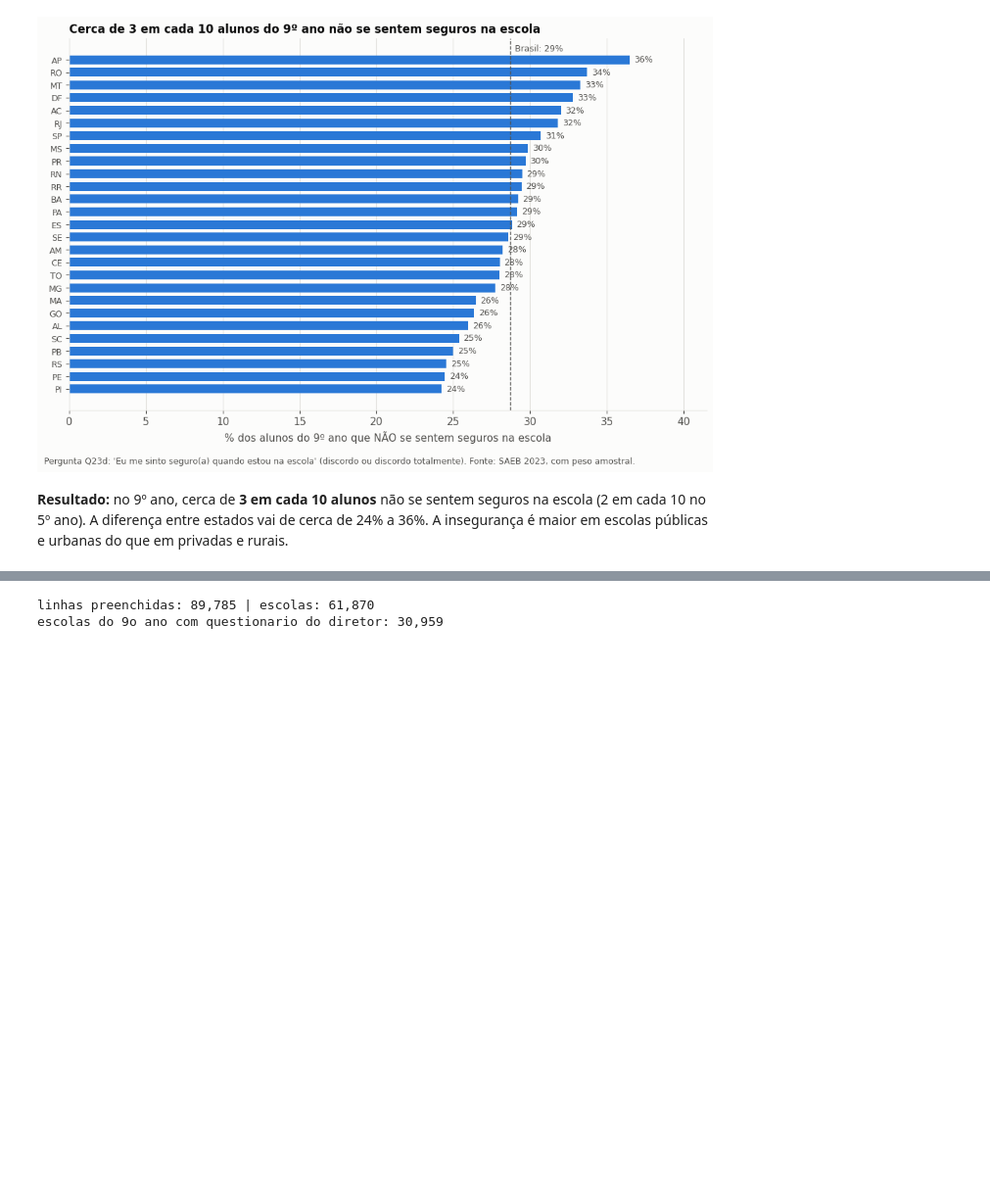
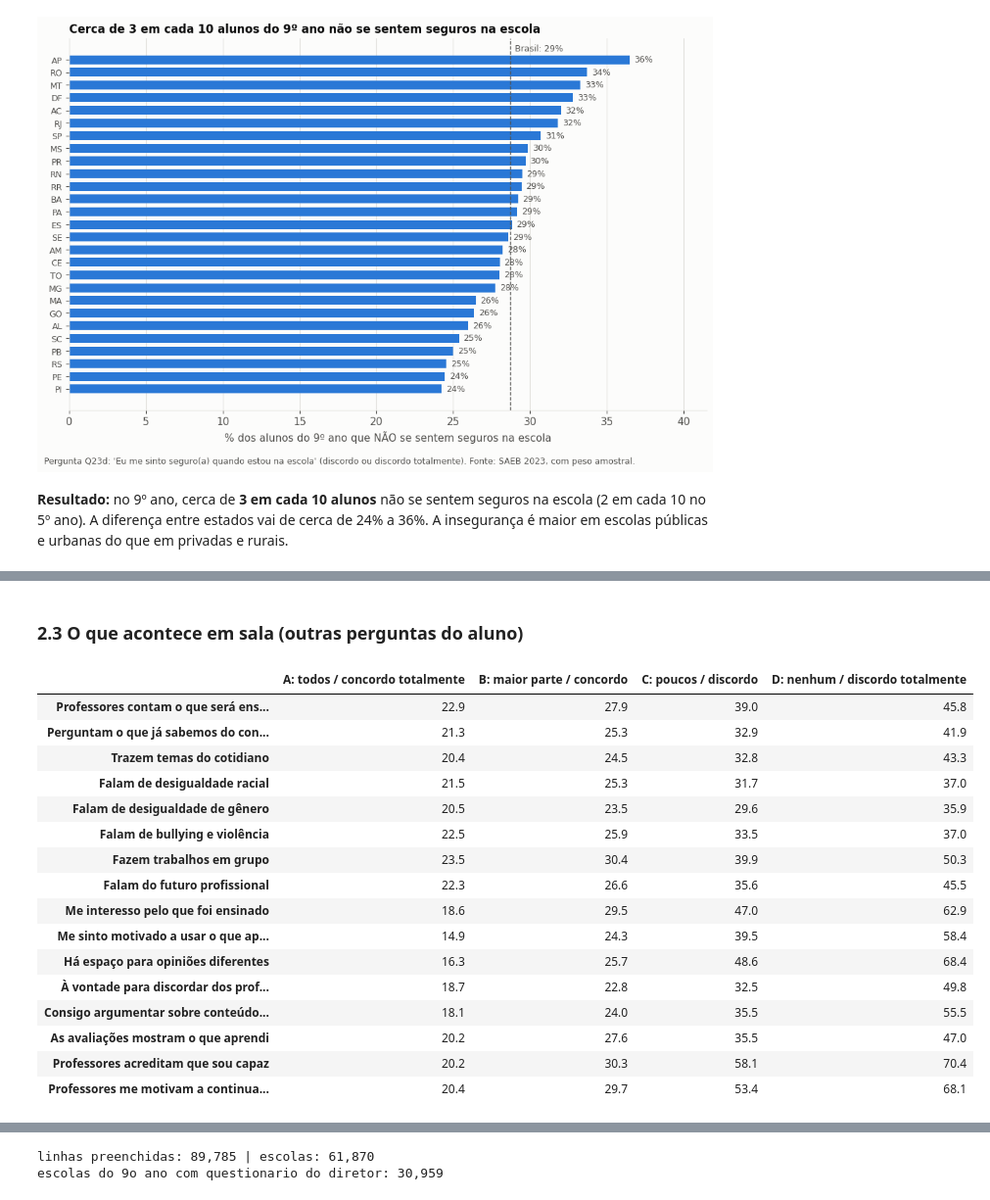
Before and after one commit to ArthurRicarte/cd_projeto_u2, a Jupyter notebook: seguranca_escola.ipynb, the cells around one changed output, grey strips where cells are left out. Shown at 98% size. Drawn from its saved outputs; the diff is of its cells as text; code cells hidden in the pictures; blank space fills up the shorter version.

```diff
--- a/seguranca_escola.ipynb
+++ b/seguranca_escola.ipynb
@@ -125,0 +161,27 @@ fig.tight_layout(); fig.savefig("resultados_seguranca/fig1_inseguros_por_estado.
+# %%
+escolas_censo = pd.read_csv("tabelas_csv/TS_ESCOLA.csv", sep=";", encoding="latin1", usecols=["ID_ESCOLA", "NU_MATRICULADOS_CENSO_9EF"])
+FAIXAS = ["até 30", "31 a 60", "61 a 120", "121 a 240", "mais de 240"]
+escolas_censo["tamanho"] = pd.cut(escolas_censo.NU_MATRICULADOS_CENSO_9EF, [0, 30, 60, 120, 240, 1e6], labels=FAIXAS).astype(str)
+a9 = a9.merge(escolas_censo[["ID_ESCOLA", "tamanho"]], on="ID_ESCOLA", how="left")
+
+VARIAVEIS = {
+    "Região": ("ID_REGIAO", {1: "Norte", 2: "Nordeste", 3: "Sudeste", 4: "Sul", 5: "Centro-Oeste"}),
+    "Rede": ("IN_PUBLICA", {1: "pública", 0: "privada"}),
+    "Localização": ("ID_LOCALIZACAO", {1: "urbana", 2: "rural"}),
+    "Capital ou interior": ("ID_AREA", {1: "capital", 2: "interior"}),
+    "Tamanho (matriculados no 9º ano)": ("tamanho", {f: f for f in FAIXAS}),
+    "Tempo até a escola": ("TX_RESP_Q14", {"A": "menos de 30 min", "B": "30 min a 1 hora", "C": "mais de 1 hora"}),
+    "Como chega à escola": ("TX_RESP_Q16", {"A": "a pé", "B": "bicicleta", "C": "van/kombi", "D": "ônibus", "E": "metrô/trem",
+                                            "F": "carro", "G": "barco", "H": "moto", "I": "outro"}),
+    "Já foi reprovado": ("TX_RESP_Q19", {"A": "não", "B": "sim, uma vez", "C": "sim, duas ou mais"}),
+    "Já abandonou a escola": ("TX_RESP_Q20", {"A": "nunca", "B": "sim, uma vez", "C": "sim, duas ou mais"}),
+    "Depois do fundamental pretende": ("TX_RESP_Q24", {"A": "só estudar", "B": "só trabalhar", "C": "estudar e trabalhar", "D": "ainda não sei"}),
+}
+linhas = []
+for var, (col, nomes) in VARIAVEIS.items():
+    for cod, nome in nomes.items():
+        g = a9[a9[col] == cod]
+        linhas.append({"variável": var, "resposta": nome, "alunos": len(g), "% não se sente seguro": pct_peso(g)})
+por_variavel = pd.DataFrame(linhas)
+por_variavel.round(1).to_csv("resultados_seguranca/alvo_por_variavel.csv", index=False)
+por_variavel.round(1).set_index(["variável", "resposta"])
@@ -125,0 +207,34 @@ fig.tight_layout(); fig.savefig("resultados_seguranca/fig1_inseguros_por_estado.
+# %% [markdown]
+### 2.3 O que acontece em sala (outras perguntas do aluno)
+# %%
+ITENS = {"TX_RESP_Q22a": "Professores contam o que será ensinado", "TX_RESP_Q22b": "Perguntam o que já sabemos do conteúdo",
+         "TX_RESP_Q22c": "Trazem temas do cotidiano", "TX_RESP_Q22d": "Falam de desigualdade racial",
+         "TX_RESP_Q22e": "Falam de desigualdade de gênero", "TX_RESP_Q22f": "Falam de bullying e violência",
+         "TX_RESP_Q22g": "Fazem trabalhos em grupo", "TX_RESP_Q22h": "Falam do futuro profissional",
+         "TX_RESP_Q23a": "Me interesso pelo que foi ensinado", "TX_RESP_Q23b": "Me sinto motivado a usar o que aprendi",
+         "TX_RESP_Q23c": "Há espaço para opiniões diferentes", "TX_RESP_Q23e": "À vontade para discordar dos professores",
+         "TX_RESP_Q23f": "Consigo argumentar sobre conteúdos difíceis", "TX_RESP_Q23g": "As avaliações mostram o que aprendi",
+         "TX_RESP_Q23h": "Professores acreditam que sou capaz", "TX_RESP_Q23i": "Professores me motivam a continuar estudando"}
+# Q22: A todos, B maior parte, C poucos, D nenhum | Q23: A concordo totalmente ... D discordo totalmente
+sala = pd.DataFrame({nome: {r: pct_peso(a9[a9[col] == r]) for r in "ABCD"} for col, nome in ITENS.items()}).T
+sala.columns = ["A: todos / concordo totalmente", "B: maior parte / concordo", "C: poucos / discordo", "D: nenhum / discordo totalmente"]
+sala.round(1).to_csv("resultados_seguranca/alvo_por_pergunta_sala.csv")
+sala.round(1)
+# %% [output]
+|  | A: todos / concordo totalmente | B: maior parte / concordo | C: poucos / discordo | D: nenhum / discordo totalmente |
+| Professores contam o que será ens... | 22.9 | 27.9 | 39.0 | 45.8 |
+| Perguntam o que já sabemos do con... | 21.3 | 25.3 | 32.9 | 41.9 |
+| Trazem temas do cotidiano | 20.4 | 24.5 | 32.8 | 43.3 |
+| Falam de desigualdade racial | 21.5 | 25.3 | 31.7 | 37.0 |
+| Falam de desigualdade de gênero | 20.5 | 23.5 | 29.6 | 35.9 |
+| Falam de bullying e violência | 22.5 | 25.9 | 33.5 | 37.0 |
+| Fazem trabalhos em grupo | 23.5 | 30.4 | 39.9 | 50.3 |
+| Falam do futuro profissional | 22.3 | 26.6 | 35.6 | 45.5 |
+| Me interesso pelo que foi ensinado | 18.6 | 29.5 | 47.0 | 62.9 |
+| Me sinto motivado a usar o que ap... | 14.9 | 24.3 | 39.5 | 58.4 |
+| Há espaço para opiniões diferentes | 16.3 | 25.7 | 48.6 | 68.4 |
+| À vontade para discordar dos prof... | 18.7 | 22.8 | 32.5 | 49.8 |
+| Consigo argumentar sobre conteúdo... | 18.1 | 24.0 | 35.5 | 55.5 |
+| As avaliações mostram o que aprendi | 20.2 | 27.6 | 35.5 | 47.0 |
+| Professores acreditam que sou capaz | 20.2 | 30.3 | 58.1 | 70.4 |
+| Professores me motivam a continua... | 20.4 | 29.7 | 53.4 | 68.1 |
```
Also changed, not shown: parts of 24 cells of this notebook, 13 other files.
